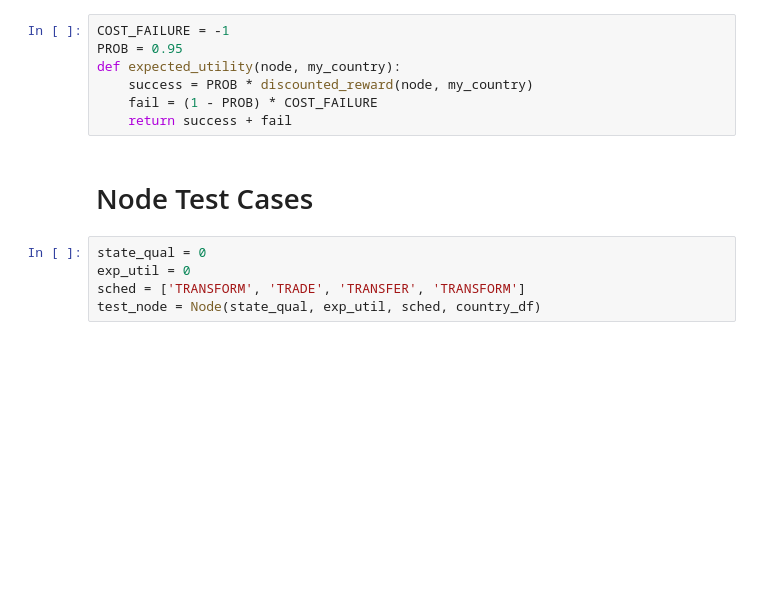
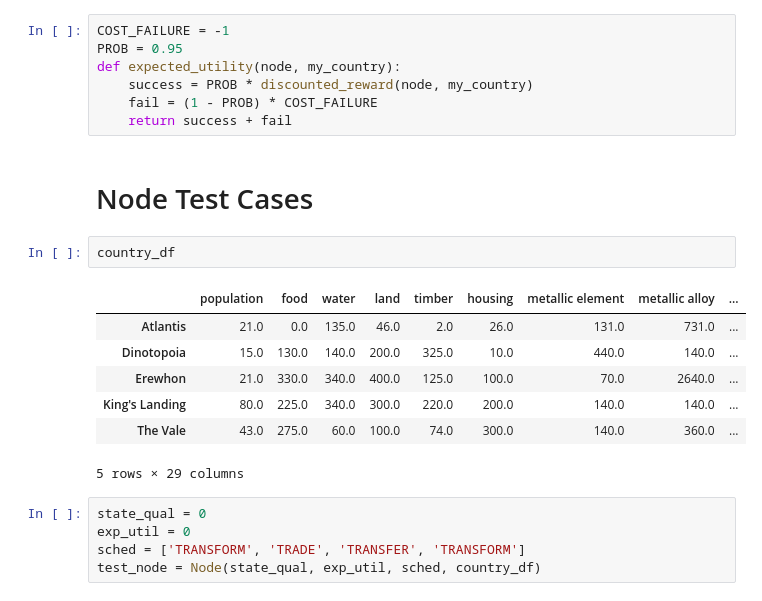
Before and after one commit to ijohnmilton/CountrySimulation, a Jupyter notebook: CountrySimulation.ipynb, the cells around one changed output. Drawn from its saved outputs; the diff is of its cells as text; blank space fills up the shorter version.

```diff
--- a/CountrySimulation.ipynb
+++ b/CountrySimulation.ipynb
@@ -365,6 +371,16 @@ def expected_utility(node, my_country):
     return success + fail
 # %% [markdown]
 # Node Test Cases
+# %%
+country_df
+# %% [output]
+|  | population | food | water | land | timber | housing | metallic element | metallic alloy | ... |
+| Atlantis | 21.0 | 0.0 | 135.0 | 46.0 | 2.0 | 26.0 | 131.0 | 731.0 | ... |
+| Dinotopoia | 15.0 | 130.0 | 140.0 | 200.0 | 325.0 | 10.0 | 440.0 | 140.0 | ... |
+| Erewhon | 21.0 | 330.0 | 340.0 | 400.0 | 125.0 | 100.0 | 70.0 | 2640.0 | ... |
+| King's Landing | 80.0 | 225.0 | 340.0 | 300.0 | 220.0 | 200.0 | 140.0 | 140.0 | ... |
+| The Vale | 43.0 | 275.0 | 60.0 | 100.0 | 74.0 | 300.0 | 140.0 | 360.0 | ... |
+5 rows × 29 columns
 # %%
 state_qual = 0
 exp_util = 0
```
Also changed, not shown: parts of 7 cells of this notebook.
